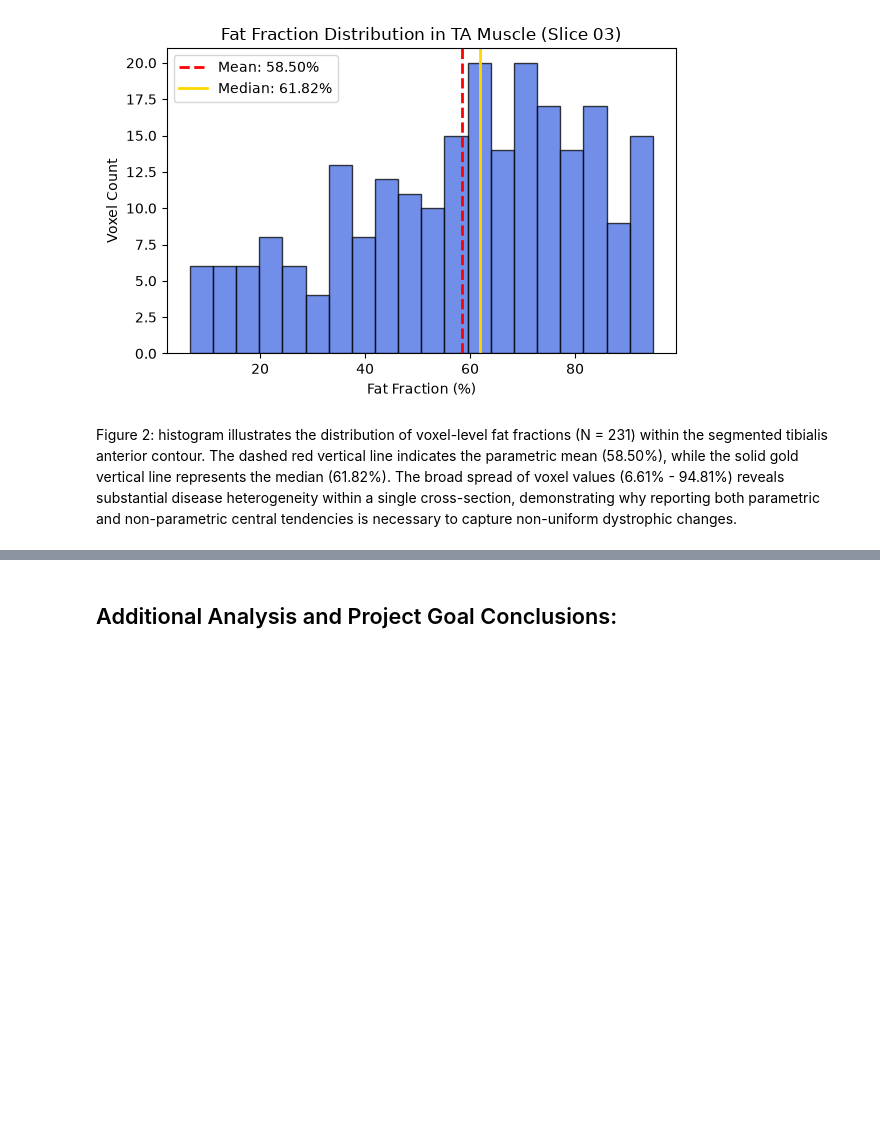
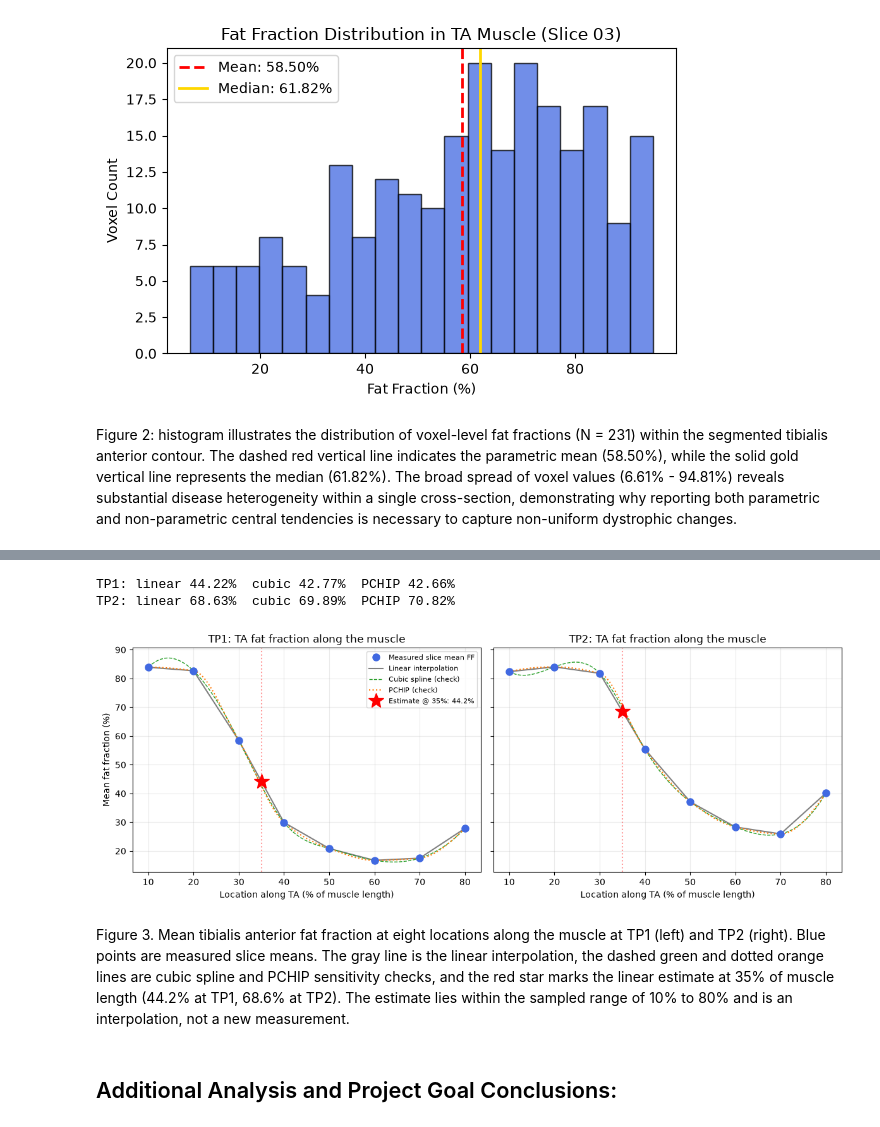
Before and after one commit to Rafah101/BME_2315_Module2, a Jupyter notebook: FSHD_Module2_Project.ipynb, the cells around one changed output, grey strips where cells are left out. Drawn from its saved outputs; the diff is of its cells as text; code cells hidden in the pictures; blank space fills up the shorter version.

Commit message:
Added information for interpolation and limitations/future work

```diff
--- a/FSHD_Module2_Project.ipynb
+++ b/FSHD_Module2_Project.ipynb
@@ -263,3 +291,65 @@ Include:
+# %%
+# Figure 3: Interpolation of fat fraction along the muscle length at 35% of muscle length
+import numpy as np
+import pandas as pd
+import matplotlib.pyplot as plt
+from pathlib import Path
+from scipy.interpolate import interp1d, CubicSpline, PchipInterpolator
+DATA = Path("FSHD_MRI_data/FSHD_TA_MRI_data_0020_TP1_TP2")
+
+# 1. Slice-level mean TA fat fraction (two-point Dixon)
+info = pd.read_csv(DATA / "slice_info.csv")
+rows = []
+for _, r in info.iterrows():
+    fat   = np.load(DATA / r.fat_file)
+    water = np.load(DATA / r.water_file)
+    mask  = np.load(DATA / r.mask_file) > 0
+    tot = fat + water
+    ff = np.where(tot > 0, 100 * fat / np.where(tot > 0, tot, 1), 0.0)
+    rows.append(dict(timepoint=r.timepoint, pct=r.percent_along_muscle,
+                     mm=r.distance_from_muscle_start_mm,
+                     N=int(mask.sum()), mean_ff=ff[mask].mean()))
+tab = pd.DataFrame(rows)
+
+# 2. Interpolation at 35% of muscle length
+TARGET = 35.0
+results = {}
+for tp in ["TP1", "TP2"]:
+    d = tab[tab.timepoint == tp].sort_values("pct")
+    x = d["pct"].to_numpy(float)          # % muscle length
+    y = d["mean_ff"].to_numpy(float)      # slice mean FF (%)
+    assert x.min() <= TARGET <= x.max(), "target outside sampled range (extrapolation)"
+    f_lin = interp1d(x, y, kind="linear")
+    ff_est   = float(f_lin(TARGET))
+    ff_cubic = float(CubicSpline(x, y)(TARGET))
+    ff_pchip = float(PchipInterpolator(x, y)(TARGET))
+    results[tp] = (x, y, ff_est)
+    print(f"{tp}: linear {ff_est:.2f}%  cubic {ff_cubic:.2f}%  PCHIP {ff_pchip:.2f}%")
+
+# 3. Plot
+fig, axes = plt.subplots(1, 2, figsize=(12, 4.5), sharey=True)
+for ax, tp in zip(axes, ["TP1", "TP2"]):
+    x, y, ff_est = results[tp]
+    xx = np.linspace(x.min(), x.max(), 300)
+    ax.plot(x, y, "o", color="royalblue", ms=8, label="Measured slice mean FF", zorder=3)
+    ax.plot(xx, interp1d(x, y)(xx), "-", color="gray", label="Linear interpolation")
+    ax.plot(xx, CubicSpline(x, y)(xx), "--", color="tab:green", lw=1, label="Cubic spline (check)")
+    ax.plot(xx, PchipInterpolator(x, y)(xx), ":", color="tab:orange", lw=1.5, label="PCHIP (check)")
+    ax.plot(TARGET, ff_est, "r*", ms=18, zorder=4, label=f"Estimate @ {TARGET:.0f}%: {ff_est:.1f}%")
+    ax.axvline(TARGET, color="red", ls=":", alpha=0.4)
+    ax.set_title(f"{tp}: TA fat fraction along the muscle")
+    ax.set_xlabel("Location along TA (% of muscle length)")
+    ax.set_xticks(x); ax.grid(alpha=0.25)
+axes[0].set_ylabel("Mean fat fraction (%)")
+axes[0].legend(fontsize=8, loc="upper right")
+plt.tight_layout()
+plt.show()
+# %% [output]
+TP1: linear 44.22%  cubic 42.77%  PCHIP 42.66%
+TP2: linear 68.63%  cubic 69.89%  PCHIP 70.82%
+[figure, added]
+# %% [markdown]
+Figure 3. Mean tibialis anterior fat fraction at eight locations along the muscle at TP1 (left) and TP2 (right). Blue points are measured slice means. The gray line is the linear interpolation, the dashed green and dotted orange lines are cubic spline and PCHIP sensitivity checks, and the red star marks the linear estimate at 35% of muscle length (44.2% at TP1, 68.6% at TP2). The estimate lies within the sampled range of 10% to 80% and is an interpolation, not a new measurement.
 # %% [markdown]
 ## Additional Analysis and Project Goal Conclusions:
 # %% [markdown]
```
Also changed, not shown: parts of 5 cells of this notebook, 1 other file.
